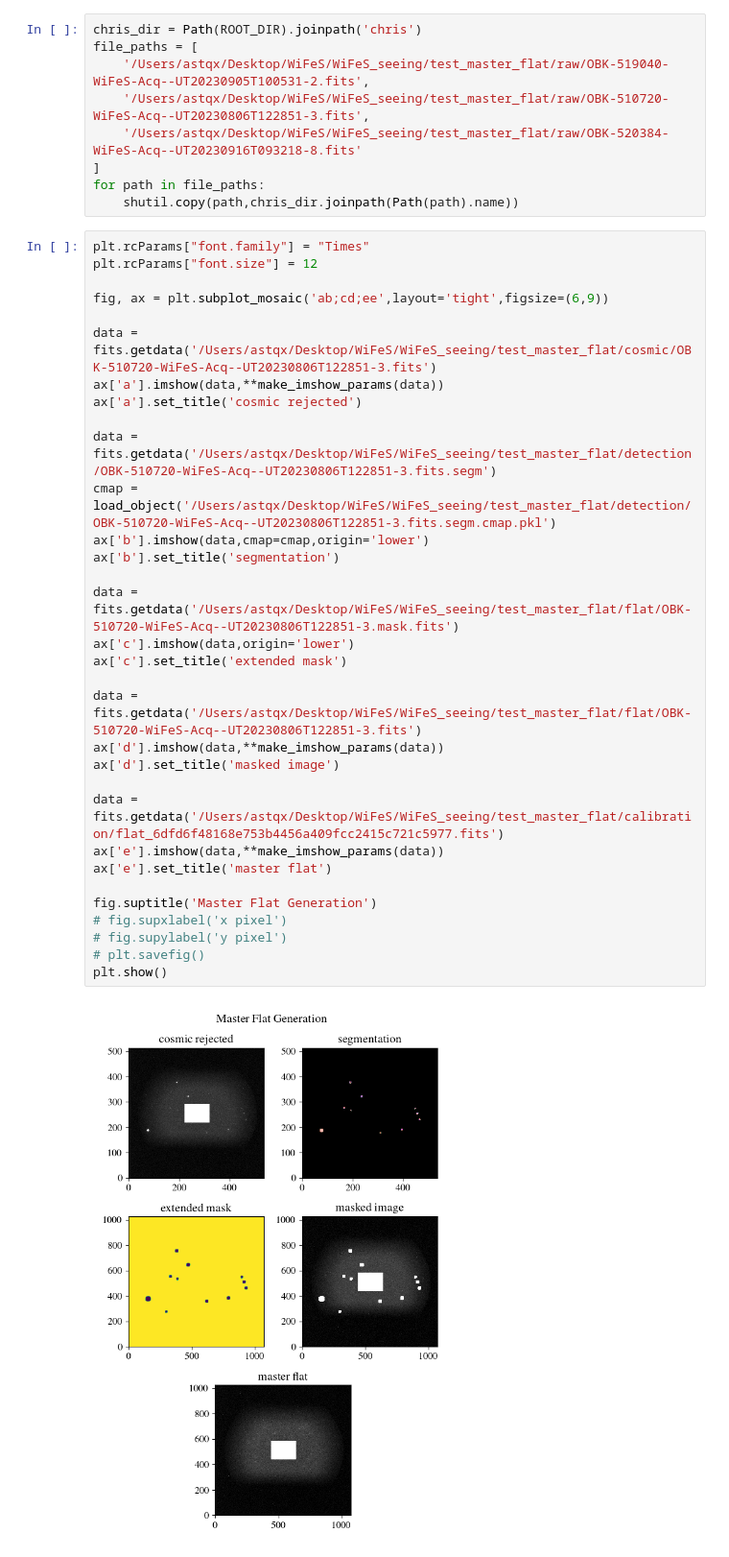
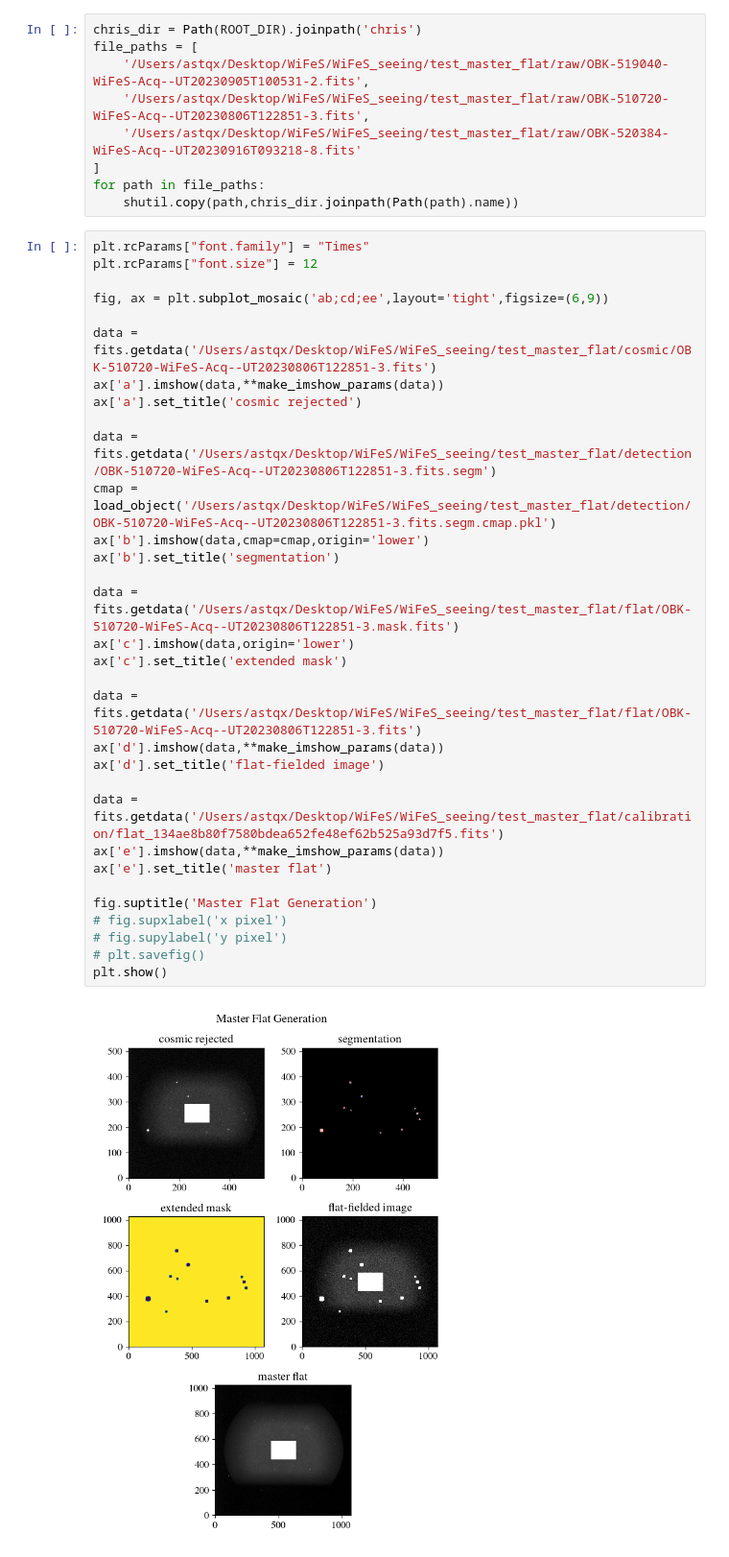
Before and after one commit to MaxFleming23/WiFeS_seeing, a Jupyter notebook: figures.ipynb, the cells around one changed output. Shown at 96% size. Saved outputs shown, nothing was run; the diff lists cells and outputs as text.

```diff
--- a/figures.ipynb
+++ b/figures.ipynb
@@ -790,33 +790,33 @@ for path in file_paths:
 plt.rcParams["font.family"] = "Times"
 plt.rcParams["font.size"] = 12
 
 fig, ax = plt.subplot_mosaic('ab;cd;ee',layout='tight',figsize=(6,9))
 
 data = fits.getdata('/Users/astqx/Desktop/WiFeS/WiFeS_seeing/test_master_flat/cosmic/OBK-510720-WiFeS-Acq--UT20230806T122851-3.fits')
 ax['a'].imshow(data,**make_imshow_params(data))
 ax['a'].set_title('cosmic rejected')
 
 data = fits.getdata('/Users/astqx/Desktop/WiFeS/WiFeS_seeing/test_master_flat/detection/OBK-510720-WiFeS-Acq--UT20230806T122851-3.fits.segm')
 cmap = load_object('/Users/astqx/Desktop/WiFeS/WiFeS_seeing/test_master_flat/detection/OBK-510720-WiFeS-Acq--UT20230806T122851-3.fits.segm.cmap.pkl')
 ax['b'].imshow(data,cmap=cmap,origin='lower')
 ax['b'].set_title('segmentation')
 
 data = fits.getdata('/Users/astqx/Desktop/WiFeS/WiFeS_seeing/test_master_flat/flat/OBK-510720-WiFeS-Acq--UT20230806T122851-3.mask.fits')
 ax['c'].imshow(data,origin='lower')
 ax['c'].set_title('extended mask')
 
 data = fits.getdata('/Users/astqx/Desktop/WiFeS/WiFeS_seeing/test_master_flat/flat/OBK-510720-WiFeS-Acq--UT20230806T122851-3.fits')
 ax['d'].imshow(data,**make_imshow_params(data))
-ax['d'].set_title('masked image')
+ax['d'].set_title('flat-fielded image')
 
-data = fits.getdata('/Users/astqx/Desktop/WiFeS/WiFeS_seeing/test_master_flat/calibration/flat_6dfd6f48168e753b4456a409fcc2415c721c5977.fits')
+data = fits.getdata('/Users/astqx/Desktop/WiFeS/WiFeS_seeing/test_master_flat/calibration/flat_134ae8b80f7580bdea652fe48ef62b525a93d7f5.fits')
 ax['e'].imshow(data,**make_imshow_params(data))
 ax['e'].set_title('master flat')
 
 fig.suptitle('Master Flat Generation')
 # fig.supxlabel('x pixel')
 # fig.supylabel('y pixel')
 # plt.savefig()
 plt.show()
 # %% [output]
-[figure, old version]
+[figure, new version]
```
Also changed, not shown: parts of 1 cell of this notebook, 5 other files.
